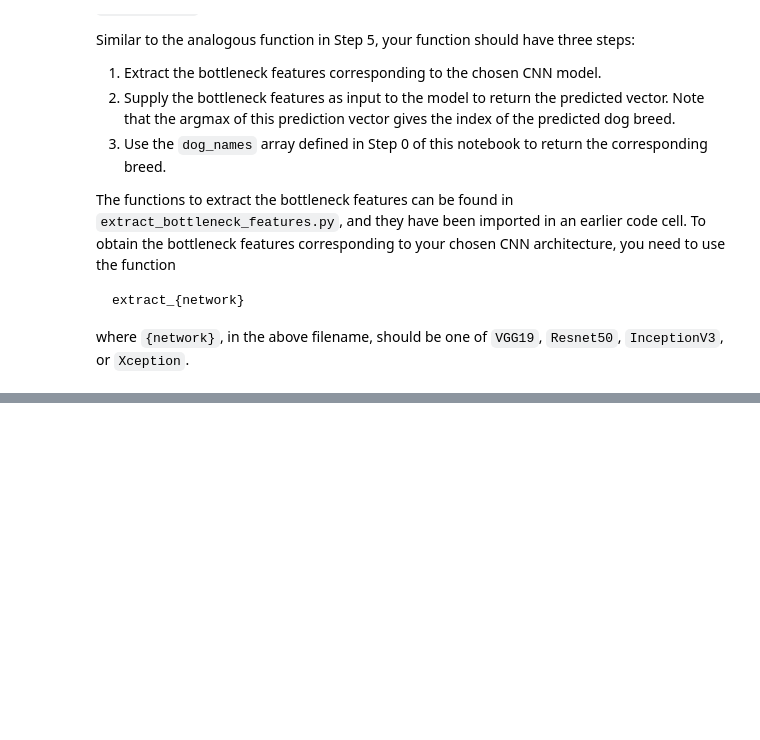
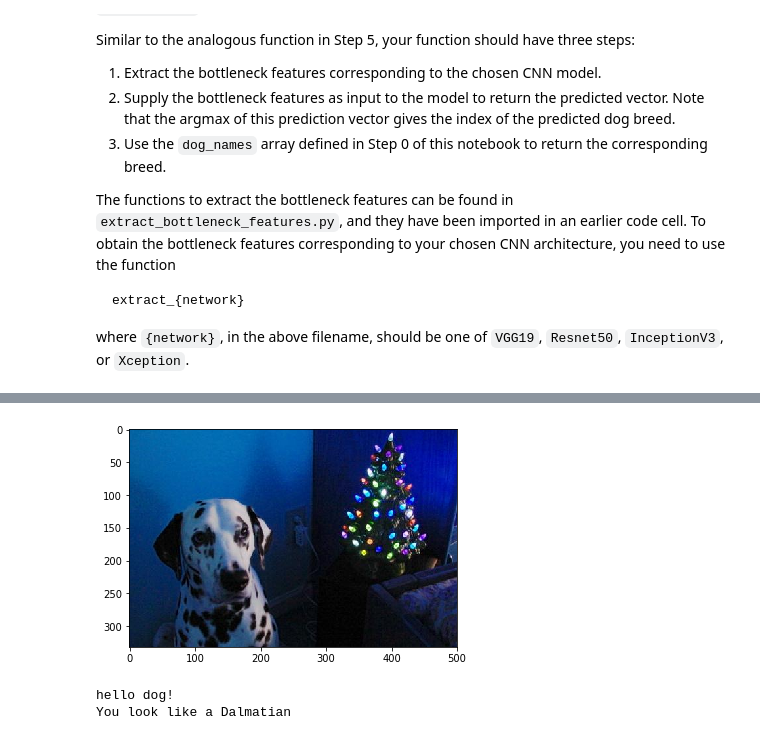
Before and after one commit to vivekg342/dog-project, a Jupyter notebook: dog_app.ipynb, the cells around one changed output, grey strips where cells are left out. Drawn from its saved outputs; the diff is of its cells as text; code cells hidden in the pictures; blank space fills up the shorter version.

```diff
--- a/dog_app.ipynb
+++ b/dog_app.ipynb
@@ -593,0 +624,8 @@ You are welcome to [augment the training data](https://blog.keras.io/building-po
+# %%
+
+checkpointer = ModelCheckpoint(filepath='saved_models/weights.best.InceptionV3.hdf5',
+                               verbose=1, save_best_only=True)
+
+InceptionV3.fit(train_InceptionV3, train_targets,
+          validation_data=(valid_InceptionV3, valid_targets),
+          epochs=20, batch_size=20, callbacks=[checkpointer], verbose=1)
@@ -598,3 +653,5 @@ You are welcome to [augment the training data](https://blog.keras.io/building-po
+# %%
+InceptionV3.load_weights('saved_models/weights.best.InceptionV3.hdf5')
 # %% [markdown]
 ### (IMPLEMENTATION) Test the Model
 
@@ -622,3 +683,11 @@ where `{network}`, in the above filename, should be one of `VGG19`, `Resnet50`,
+# %%
+def InceptionV3_predict_breed(img_path):
+    # extract bottleneck features
+    bottleneck_feature = extract_InceptionV3(path_to_tensor(img_path))
+    # obtain predicted vector
+    predicted_vector = InceptionV3.predict(bottleneck_feature)
+    # return dog breed that is predicted by the model
+    return dog_names[np.argmax(predicted_vector)]
 # %% [markdown]
 ---
 <a id='step6'></a>
@@ -637,3 +706,24 @@ Some sample output for our algorithm is provided below, but feel free to design
 
 
 ### (IMPLEMENTATION) Write your Algorithm
+# %%
+def detect_breed(img_path):
+    if dog_detector(img_path):
+        breed = InceptionV3_predict_breed(img_path)
+        print("hello dog!")
+        print("You look like a", breed)
+    elif face_detector(img_path):
+        breed = InceptionV3_predict_breed(img_path)
+        print("hello human!")
+        print("You look like a", breed)
+    else:
+        print("Oops! You neither look like a dog nor a human")
+    img = cv2.imread(img_path)
+    plt.imshow(img)
+    plt.show()
+# %%
+detect_breed(dog_files_short[1])
+# %% [output]
+[figure, added]
+hello dog!
+You look like a Dalmatian
```
Also changed, not shown: parts of 20 cells of this notebook, 2 other files.
